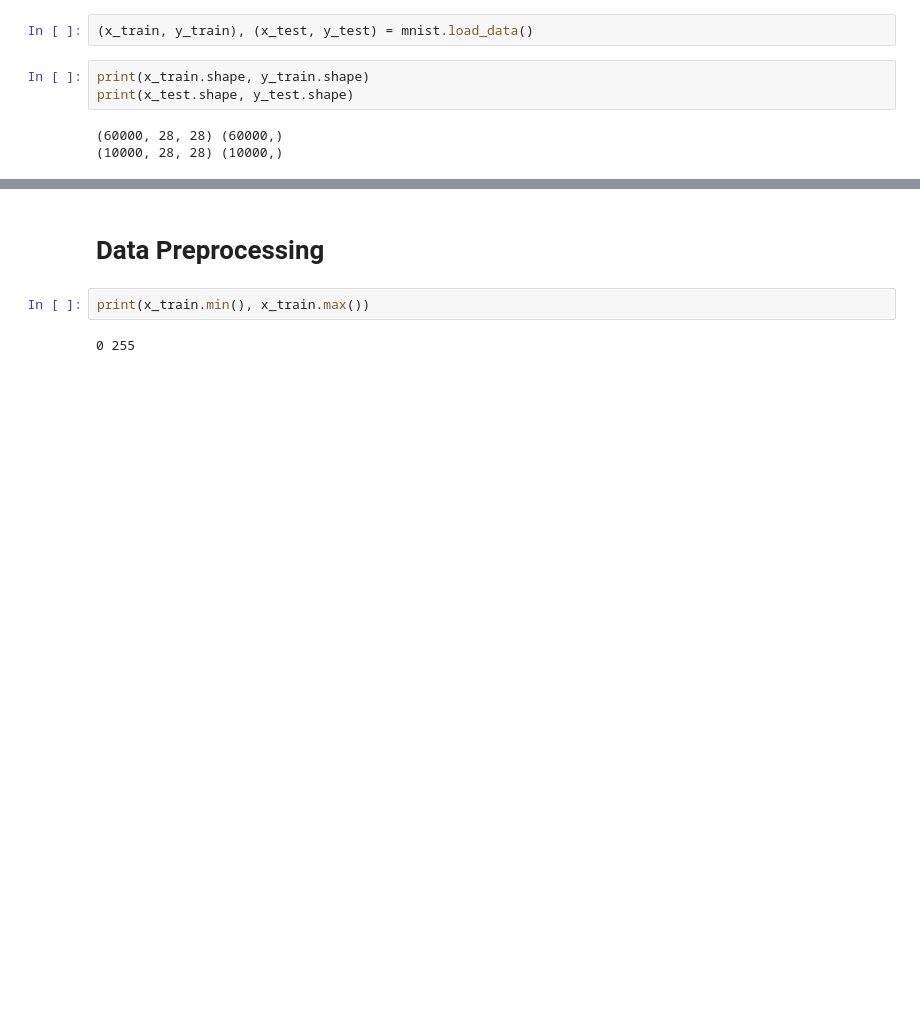
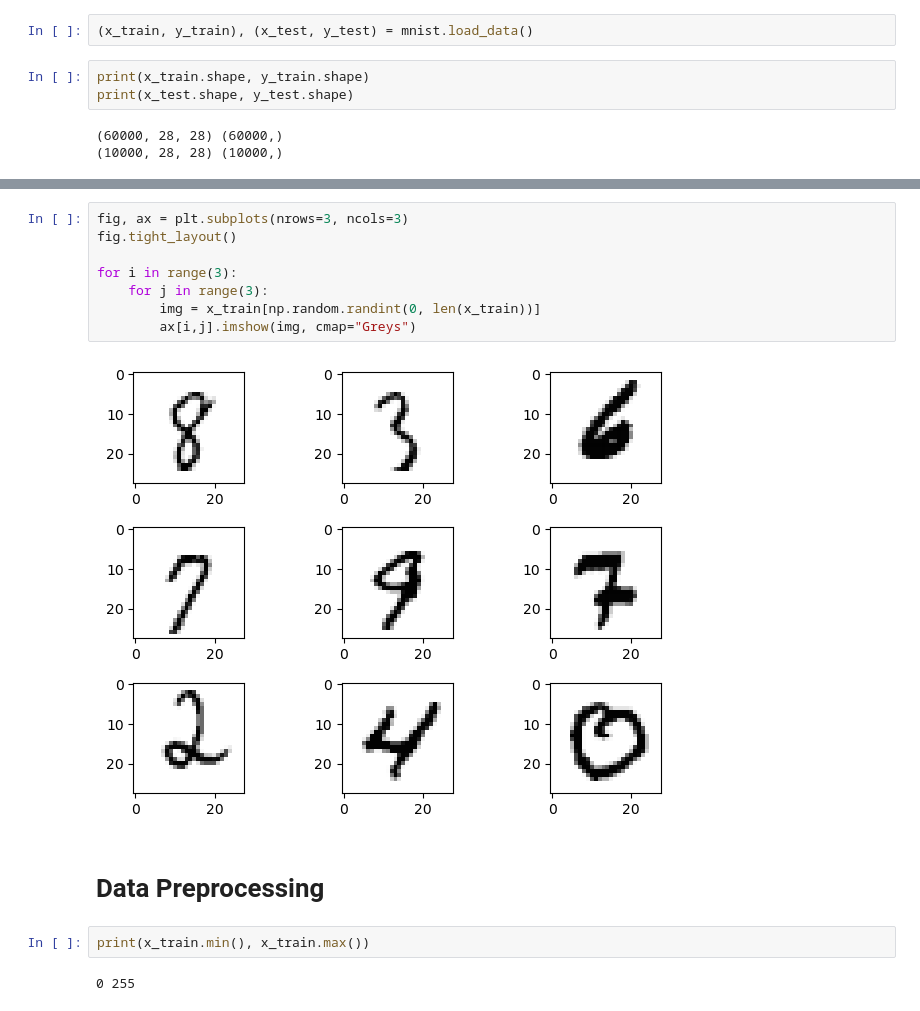
Before and after one commit to schanlar/machine_learning_projects, a Jupyter notebook: mnist/ANN_MNIST.ipynb, the cells around one changed output, grey strips where cells are left out. Saved outputs shown, nothing was run; the diff lists cells and outputs as text; blank space fills up the shorter version.

```diff
--- a/mnist/ANN_MNIST.ipynb
+++ b/mnist/ANN_MNIST.ipynb
@@ -56,3 +61,13 @@ print(y_train[rand_idx])
+# %%
+fig, ax = plt.subplots(nrows=3, ncols=3)
+fig.tight_layout()
+
+for i in range(3):
+    for j in range(3):
+        img = x_train[np.random.randint(0, len(x_train))]
+        ax[i,j].imshow(img, cmap="Greys")
+# %% [output]
+[figure, added]
 # %% [markdown]
 # Data Preprocessing
 # %%
```
Also changed, not shown: parts of 22 cells of this notebook.
